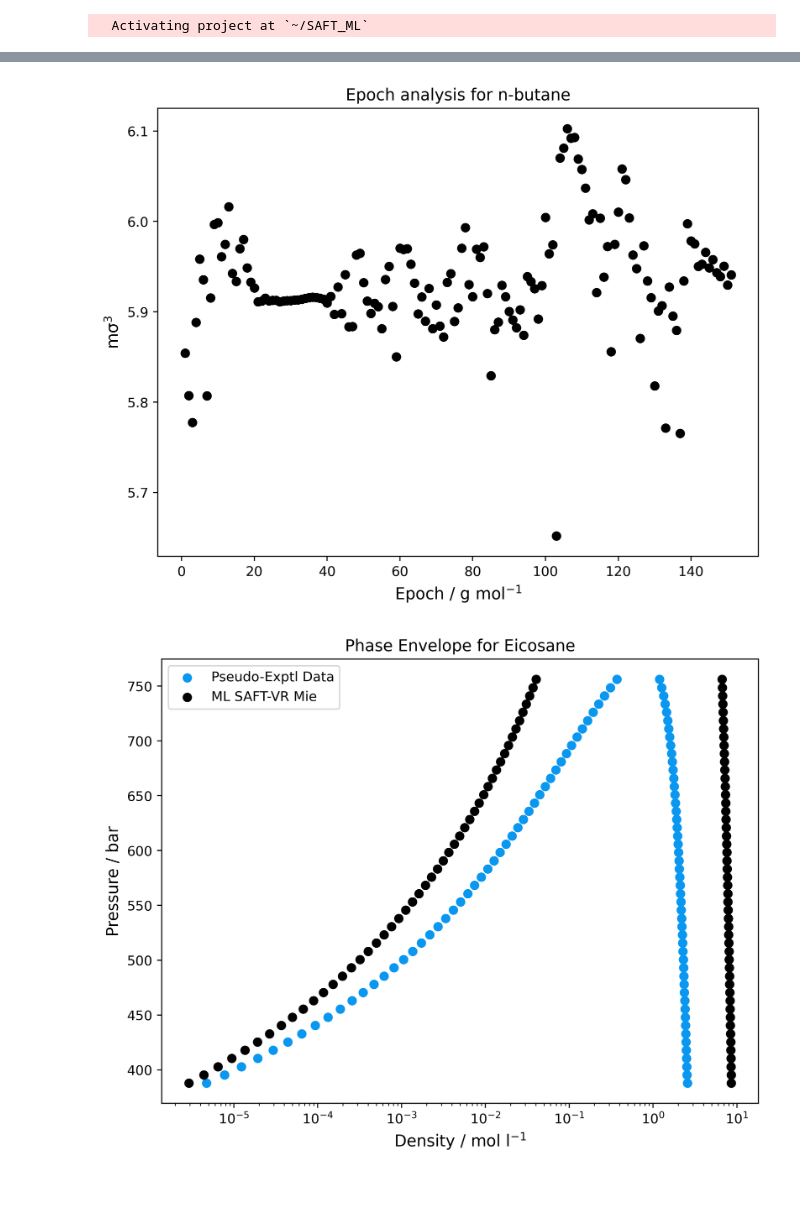
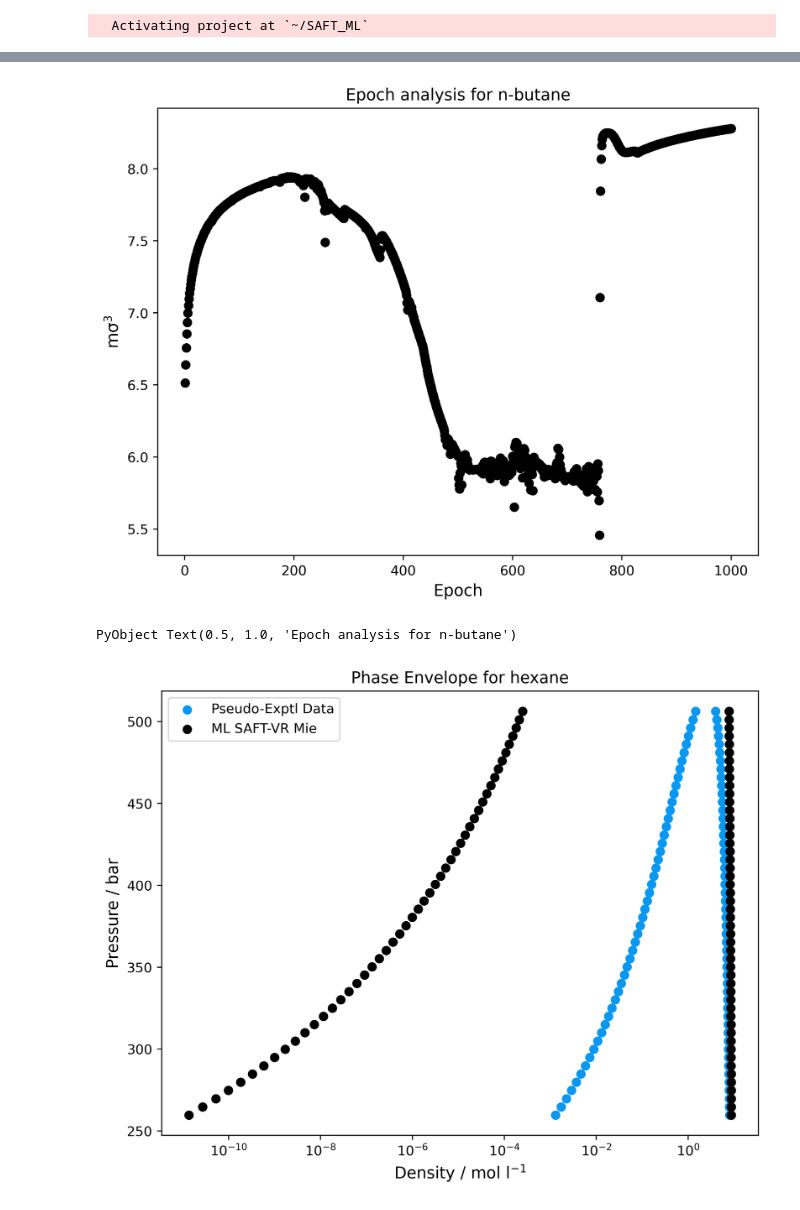
Before and after one commit to lucpaoli/SAFT_ML, a Jupyter notebook: special_thingy_params/alkane_param_analysis.ipynb, the cells around one changed output, grey strips where cells are left out. Drawn from its saved outputs; the diff is of its cells as text; code cells hidden in the pictures.

```diff
--- a/special_thingy_params/alkane_param_analysis.ipynb
+++ b/special_thingy_params/alkane_param_analysis.ipynb
@@ -11,7 +11,8 @@ pcp_source_params = CSV.read("../pcpsaft_params/training_data.csv", DataFrame, h
 # %%
 header_names = ["epoch", "species", "Mw", "m", "σ", "λ_a", "λ_r", "ϵ"]
 # raw_params = CSV.File("../params_log_all_alkanes_sat_v_500_epochs.csv"; header=header_names) |> DataFrame
-raw_params = CSV.File("params_data_1k_iters.txt"; header=header_names) |> DataFrame ;
+raw_params2 = CSV.File("../params_logs/params_log_all_alkanes_sat_v_1k_epochs.csv"; header=header_names) |> DataFrame ;
+raw_params1 = CSV.File("../params_logs/params_log_all_alkanes_sat_v_500_epochs.csv"; header=header_names) |> DataFrame ;
 # %%
 unique_values = unique(raw_params[!, :species])
 num_rows = length(unique_values)
@@ -125,17 +146,18 @@ plt.figure(figsize=(8, 6), dpi=400)
 
 plt.scatter(epochs, m_sigma_cubed, color = "k")
 
-plt.xlabel("Epoch / g mol\$^{-1}\$",fontsize=12)
+plt.xlabel("Epoch",fontsize=12)
 plt.ylabel("mσ\$^3\$",fontsize=12) ;
 plt.title("Epoch analysis for "* test_species) ;
 # plt.ylim([0,900])
 # plt.xlim([0,500]) ;
 # %% [output]
-[figure, old version]
+[figure, new version]
+PyObject Text(0.5, 1.0, 'Epoch analysis for n-butane')
 # %%
 # Plot source pcp saft phase envelope (over given temperature range)
 
-test_species = string("Eicosane")
+test_species = string("hexane")
 
 pcp_model = PPCSAFT([test_species])
 Tc, pc, Vc = crit_pure(pcp_model)
@@ -155,31 +177,31 @@ processed_data_test_species = filter(row -> isequal(row.species, lowercase(test_
 
 Mw_test_species = processed_data_test_species[1,:Mw]
 m_test_species = processed_data_test_species[1,:m][end]
 σ_test_species = processed_data_test_species[1,:σ][end]
 λ_a_test_species = processed_data_test_species[1,:λ_a][end]
 λ_r_test_species = processed_data_test_species[1,:λ_r][end]
 ϵ_test_species = processed_data_test_species[1,:ϵ][end]
 
 vrmie_model = make_model(Mw_test_species, m_test_species, σ_test_species, λ_a_test_species, λ_r_test_species, ϵ_test_species)
 
 for T in T_range
     (p_sat, v_liq_sat, v_vap_sat) = saturation_pressure(vrmie_model, T)
     push!(v_liq_range_vrmie, v_liq_sat)
     push!(v_vap_range_vrmie, v_vap_sat)
 end
 
 
 plt.figure(figsize=(8, 6), dpi=400)
 plt.scatter(1e-3 ./v_liq_range_pcp, T_range,color="#0a97f0")
 plt.scatter(1e-3 ./v_liq_range_vrmie, T_range,color="k")
 
 plt.xscale("log")
 plt.title("Phase Envelope for " * test_species)
 plt.xlabel("Density / mol l\$^{-1}\$",fontsize=12)
 plt.ylabel("Pressure / bar",fontsize=12)
 plt.legend(["Pseudo-Exptl Data","ML SAFT-VR Mie"])
 
 plt.scatter(1e-3 ./v_vap_range_pcp, T_range,color="#0a97f0")
 plt.scatter(1e-3 ./v_vap_range_vrmie, T_range,color="k") ;
 # %% [output]
-[figure, old version]
+[figure, new version]
```
Also changed, not shown: parts of 3 cells of this notebook, 4 other files.
